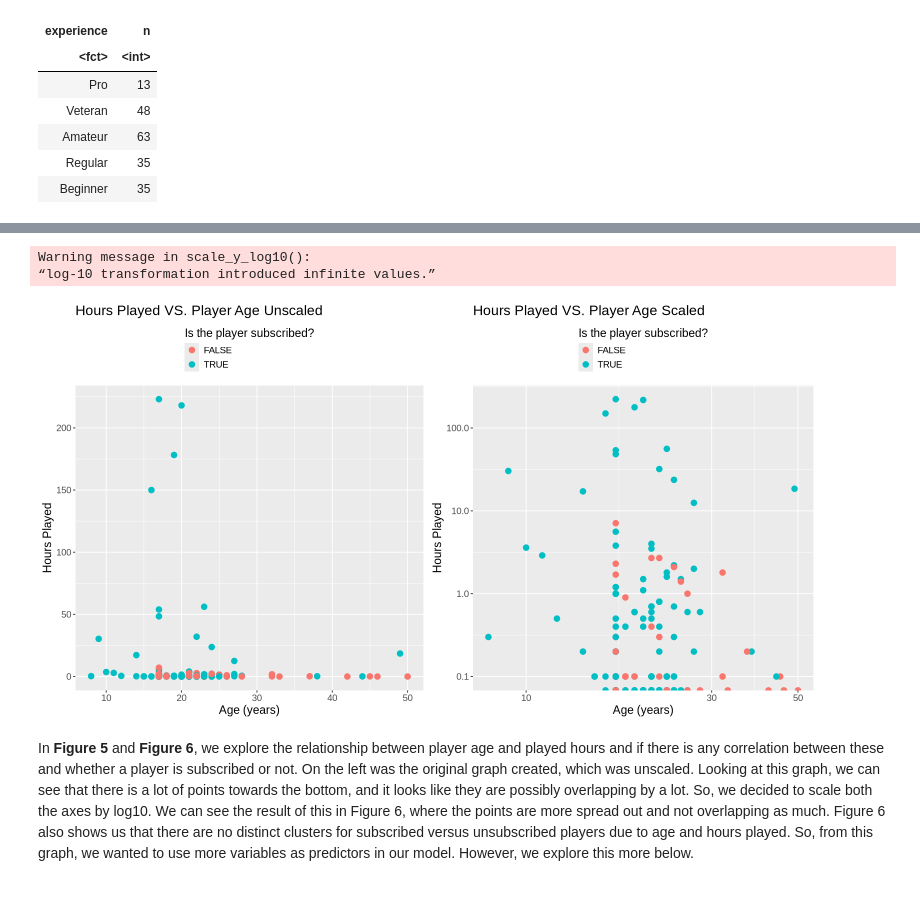
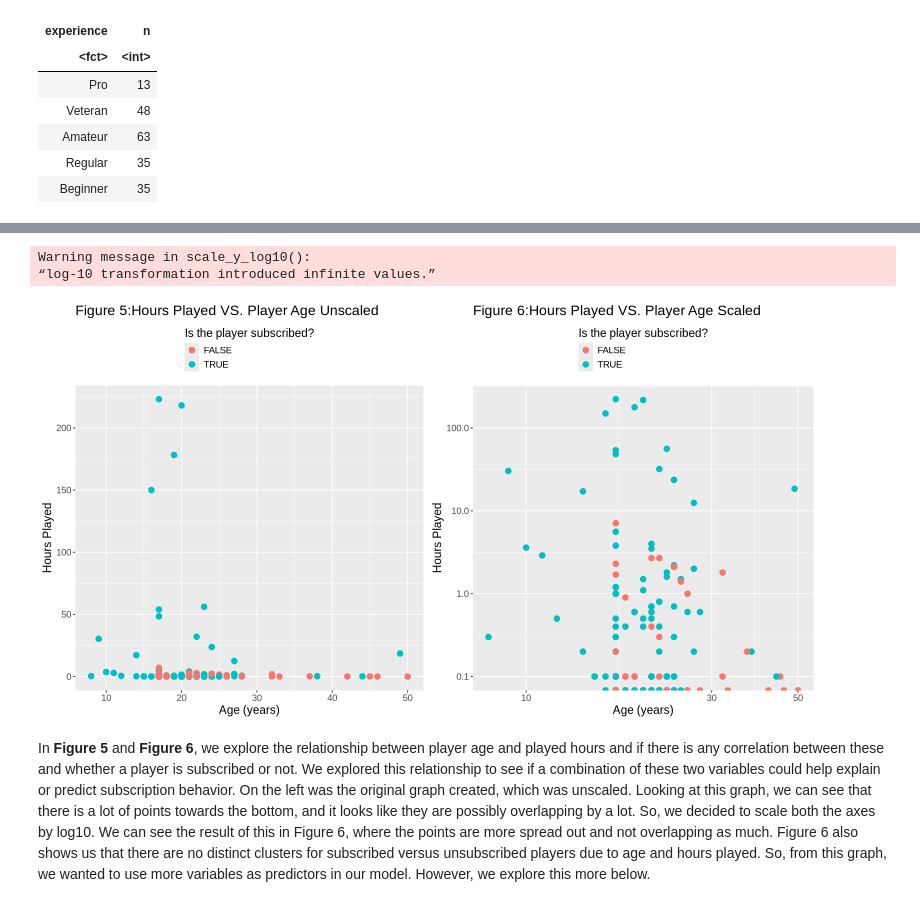
Before and after one commit to kbeletsky/dsci_100_project, a Jupyter notebook: Group project.ipynb, the cells around one changed output, grey strips where cells are left out. Cells and saved outputs as stored; diff of their text form; code cells hidden in the pictures.

```diff
--- a/Group project.ipynb
+++ b/Group project.ipynb
@@ -294,23 +438,23 @@ Fourth, we examined whether age plays a role in subscription behavior. In **Figu
 # %%
 options(repr.plot.width = 13, repr.plot.height = 7)
 
 age_v_hrs <- ggplot(players, aes(x = Age, y = played_hours, colour = subscribe)) +
 geom_point(size = 3) +
 labs(x = "Age (years)", y = "Hours Played", colour = "Is the player subscribed?") +
-ggtitle("Hours Played VS. Player Age Unscaled") +
+ggtitle("Figure 5:Hours Played VS. Player Age Unscaled") +
 theme(text = element_text(size = 14),
 legend.position = "top",
 legend.direction = "vertical")
 
 age_v_hrs_scaled <- age_v_hrs +
 scale_y_log10() +
 scale_x_log10() +
-ggtitle("Hours Played VS. Player Age Scaled")
+ggtitle("Figure 6:Hours Played VS. Player Age Scaled")
 
 plot_grid(age_v_hrs, age_v_hrs_scaled)
 # %% [output]
 Warning message in scale_y_log10():
 “log-10 transformation introduced infinite values.”
-[figure, old version]
+[figure, new version]
 # %% [markdown]
-In **Figure 5** and **Figure 6**, we explore the relationship between player age and played hours and if there is any correlation between these and whether a player is subscribed or not. On the left was the original graph created, which was unscaled. Looking at this graph, we can see that there is a lot of points towards the bottom, and it looks like they are possibly overlapping by a lot. So, we decided to scale both the axes by log10. We can see the result of this in Figure 6, where the points are more spread out and not overlapping as much. Figure 6 also shows us that there are no distinct clusters for subscribed versus unsubscribed players due to age and hours played. So, from this graph, we wanted to use more variables as predictors in our model. However, we explore this more below.
+In **Figure 5** and **Figure 6**, we explore the relationship between player age and played hours and if there is any correlation between these and whether a player is subscribed or not. We explored this relationship to see if a combination of these two variables could help explain or predict subscription behavior. On the left was the original graph created, which was unscaled. Looking at this graph, we can see that there is a lot of points towards the bottom, and it looks like they are possibly overlapping by a lot. So, we decided to scale both the axes by log10. We can see the result of this in Figure 6, where the points are more spread out and not overlapping as much. Figure 6 also shows us that there are no distinct clusters for subscribed versus unsubscribed players due to age and hours played. So, from this graph, we wanted to use more variables as predictors in our model. However, we explore this more below.
```
Also changed, not shown: parts of 67 cells of this notebook.
